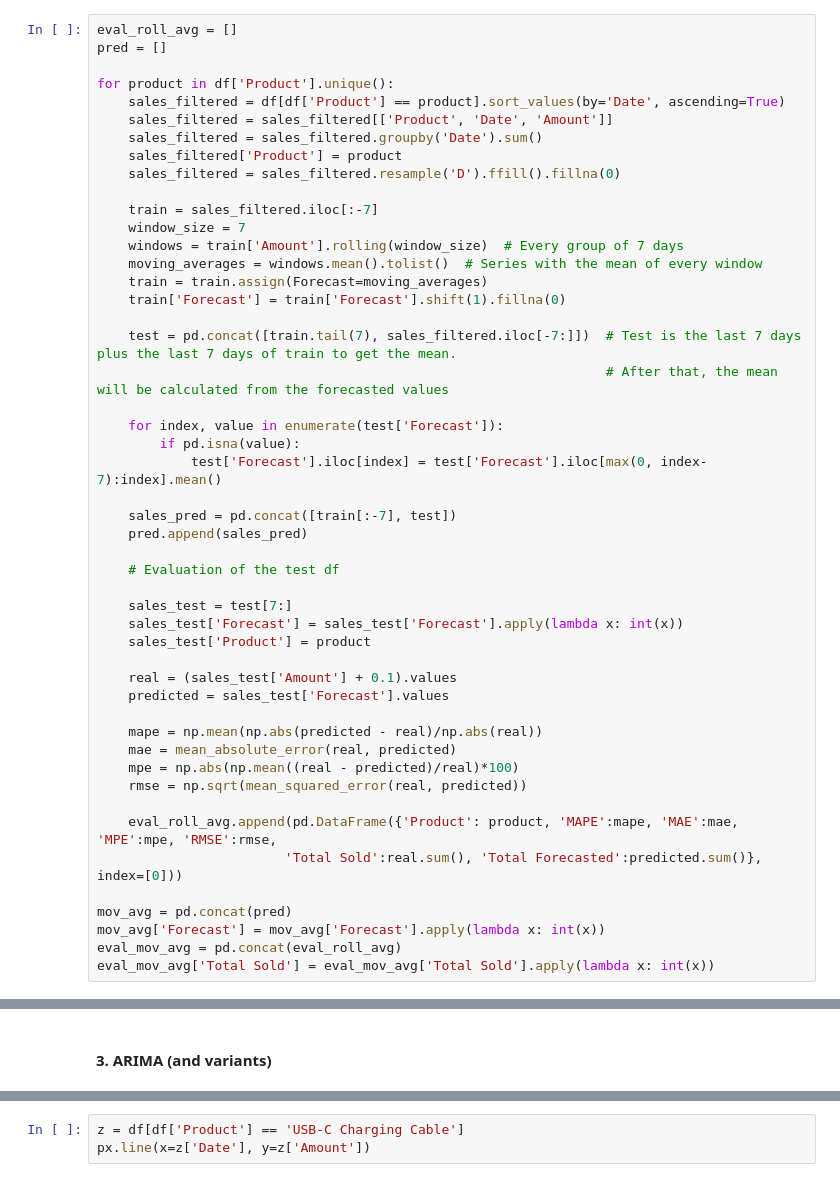
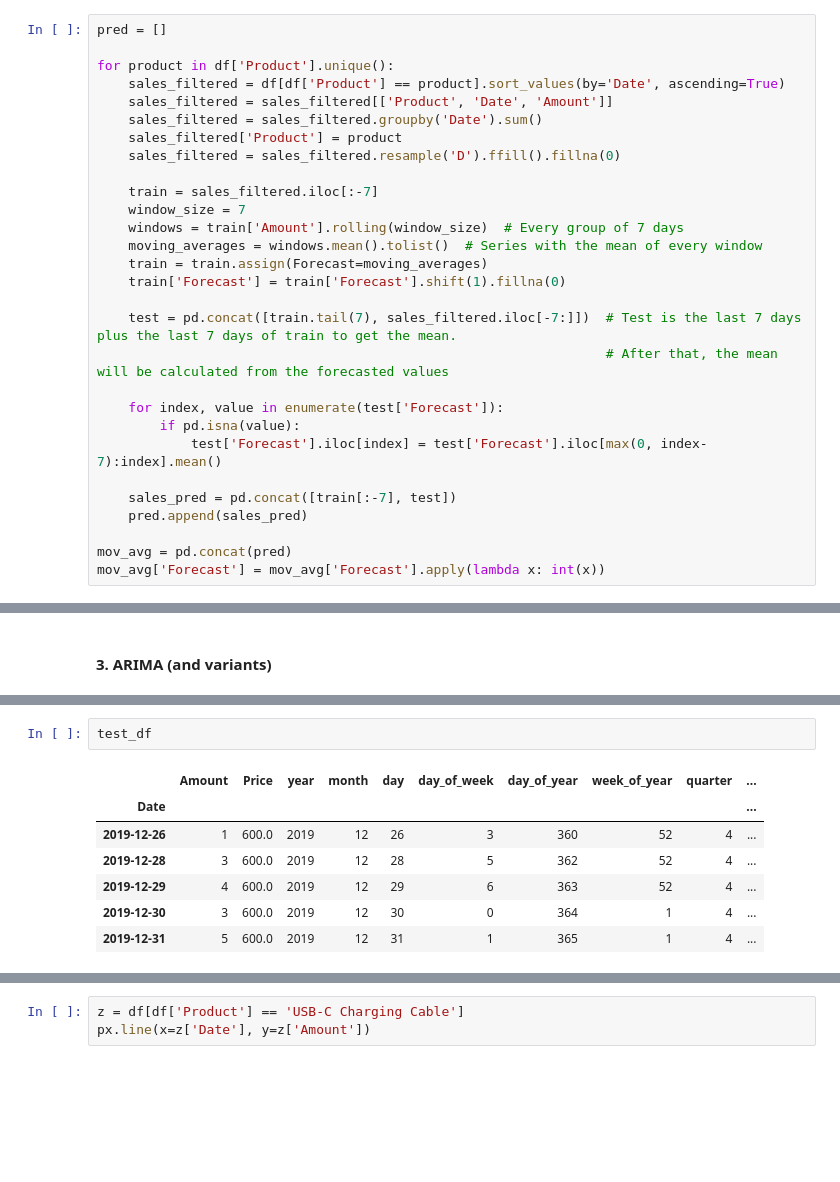
Before and after one commit to Gust4242/Forecasting-techniques, a Jupyter notebook: Forecasting algorithms.ipynb, the cells around one changed output, grey strips where cells are left out. Cells and saved outputs as stored; diff of their text form; blank space fills up the shorter version.

```diff
--- a/Forecasting algorithms.ipynb
+++ b/Forecasting algorithms.ipynb
@@ -252,7 +245,6 @@ forecast_comparisson(last_day, product_col='Product', real_sales_col='Amount', f
 # %% [markdown]
 #### 2. Previsão baseada em médias móveis (rolling average)
 # %%
-eval_roll_avg = []
 pred = []
 
 for product in df['Product'].unique():
@@ -279,24 +271,5 @@ for product in df['Product'].unique():
     sales_pred = pd.concat([train[:-7], test])
     pred.append(sales_pred)
 
-    # Evaluation of the test df
-
-    sales_test = test[7:]
-    sales_test['Forecast'] = sales_test['Forecast'].apply(lambda x: int(x))
-    sales_test['Product'] = product
-
-    real = (sales_test['Amount'] + 0.1).values
-    predicted = sales_test['Forecast'].values
-
-    mape = np.mean(np.abs(predicted - real)/np.abs(real))
-    mae = mean_absolute_error(real, predicted)
-    mpe = np.abs(np.mean((real - predicted)/real)*100)
-    rmse = np.sqrt(mean_squared_error(real, predicted))
-
-    eval_roll_avg.append(pd.DataFrame({'Product': product, 'MAPE':mape, 'MAE':mae, 'MPE':mpe, 'RMSE':rmse,
-                        'Total Sold':real.sum(), 'Total Forecasted':predicted.sum()}, index=[0]))
-
 mov_avg = pd.concat(pred)
 mov_avg['Forecast'] = mov_avg['Forecast'].apply(lambda x: int(x))
-eval_mov_avg = pd.concat(eval_roll_avg)
-eval_mov_avg['Total Sold'] = eval_mov_avg['Total Sold'].apply(lambda x: int(x))
@@ -443,0 +372,10 @@ evaluations.head()
+# %%
+test_df
+# %% [output]
+|  | Amount | Price | year | month | day | day_of_week | day_of_year | week_of_year | quarter | ... |
+| Date |  |  |  |  |  |  |  |  |  | ... |
+| 2019-12-26 | 1 | 600.0 | 2019 | 12 | 26 | 3 | 360 | 52 | 4 | ... |
+| 2019-12-28 | 3 | 600.0 | 2019 | 12 | 28 | 5 | 362 | 52 | 4 | ... |
+| 2019-12-29 | 4 | 600.0 | 2019 | 12 | 29 | 6 | 363 | 52 | 4 | ... |
+| 2019-12-30 | 3 | 600.0 | 2019 | 12 | 30 | 0 | 364 | 1 | 4 | ... |
+| 2019-12-31 | 5 | 600.0 | 2019 | 12 | 31 | 1 | 365 | 1 | 4 | ... |
```
Also changed, not shown: parts of 14 cells of this notebook.
